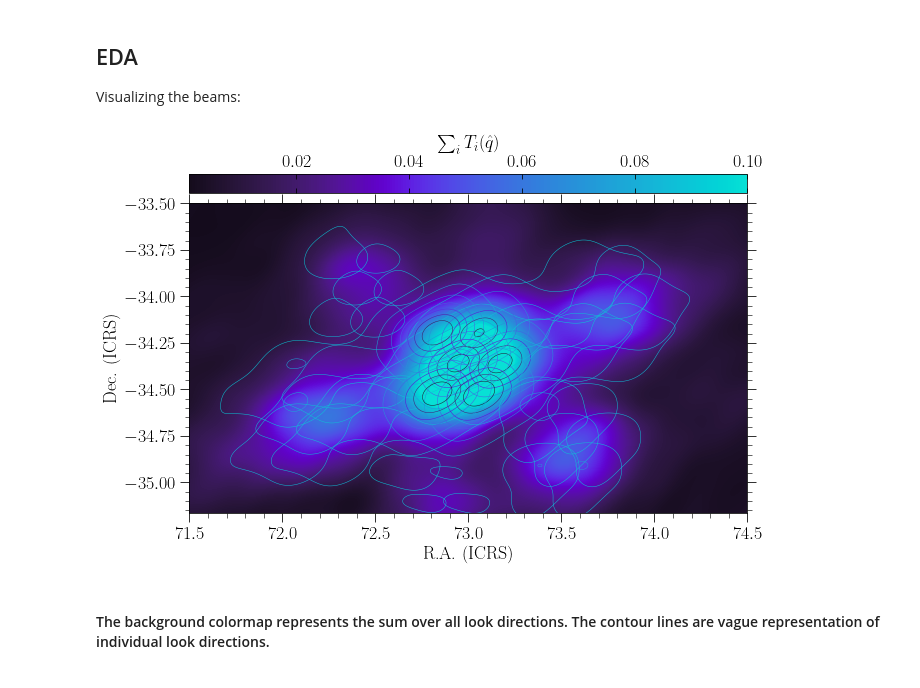
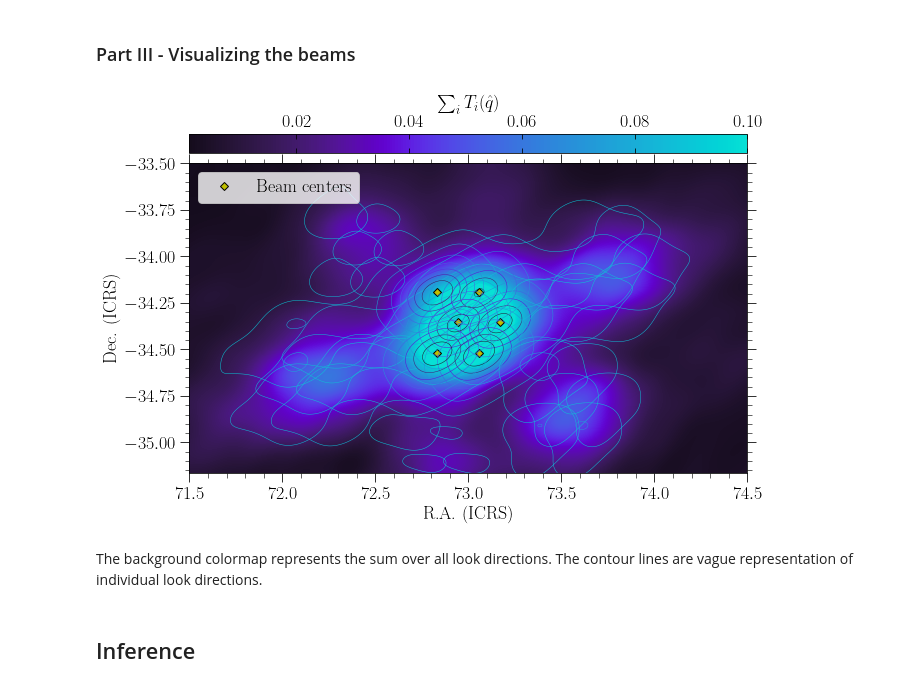
Before and after one commit to CIRA-Pulsars-and-Transients-Group/mwa-vcs-localise, a Jupyter notebook: statistics_tests/explorations_seeKAT.ipynb, the cells around one changed output. Drawn from its saved outputs; the diff is of its cells as text; code cells hidden in the pictures.

```diff
--- a/statistics_tests/explorations_seeKAT.ipynb
+++ b/statistics_tests/explorations_seeKAT.ipynb
@@ -71,0 +76,6 @@ RA/Dec grid dimensions: (1225, 1766) (1225, 1766)
+# %%
+OBS_SNR_TABLE = Table.read('obs_snr.dat', format='csv')
+OBS_SNR = OBS_SNR_TABLE['snr'].value
+OBS_BEAM_CENTERS = SkyCoord(OBS_SNR_TABLE['ra'],OBS_SNR_TABLE['dec'],frame='icrs',unit=(u.hourangle, u.deg))
+
+OBS_SNR_TABLE
@@ -72,9 +92,7 @@ RA/Dec grid dimensions: (1225, 1766) (1225, 1766)
 # %% [markdown]
-## EDA
-
-Visualizing the beams:
+### Part III - Visualizing the beams
 # %%
-def eda_plot(tabp, grid_ra, grid_dec,label, contours=True):
+def beam_plot(beam_cen_coords, tabp, grid_ra, grid_dec, label, contours=True):
     tabp_sum = np.sum(tabp, axis=0)
 
     map_extent = [grid_ra.min(),
@@ -87,36 +105,40 @@ def eda_plot(tabp, grid_ra, grid_dec,label, contours=True):
     cmap = cms.get_sub_cmap(cms.cosmic,0.1,0.9)
     contour_cmap = cms.get_sub_cmap(cms.cosmic_r,0.1,0.9)
     cmapnorm_sum = colors.Normalize(vmin=1e-3, vmax=0.1, clip=True)
     cmapnorm_indiv = colors.Normalize(vmin=1e-3, vmax=0.05, clip=True)
 
     fig = plt.figure(figsize=(10,10))
     ax1 = fig.add_subplot(1,1,1)
     ax1_img = ax1.imshow(tabp_sum,
                          aspect=aspect, extent=map_extent, cmap=cmap, norm=cmapnorm_sum)
 
-    #ls_list = ['-','--',':','-.',(0, (3, 1, 1, 1, 1, 1)), (0, (3, 5, 1, 5))]
-    #ls_list = ['-','--',':','-.','-','--']
+    ax1.plot(beam_cen_coords.ra.deg,beam_cen_coords.dec.deg,'Dy',mec='k', ms=5, label='Beam centers')
+
     if contours:
         for ls, look in enumerate(tabp):
             ct = ax1.contour(look, origin='image', extent=map_extent, cmap=contour_cmap, norm=cmapnorm_indiv, linewidths=0.5)
 
+    ax1.legend(fontsize=18, loc=2)
     ax1.set_xlabel('R.A. (ICRS)',fontsize=18,ha='center')
     ax1.set_ylabel('Dec. (ICRS)',fontsize=18,ha='center')
     ax1.minorticks_on()
     ax1.tick_params(axis='both', which='major', labelsize=18)
     ax1.tick_params(axis='both', which='major', length=9)
     ax1.tick_params(axis='both', which='minor', length=4.5)
     ax1.tick_params(axis='both', which='both', direction='out', right=True, top=True)
 
     cbar = fig.colorbar(ax1_img, ax=fig.axes, shrink=1, orientation='horizontal',location='top', aspect=30, pad=0.02)
     cbar.ax.set_title(label,fontsize=18,ha='center')
     cbar.ax.xaxis.set_ticks_position('top')
     cbar.ax.tick_params(direction='in',length=5,bottom=True,top=True)
     cbar.ax.xaxis.set_tick_params(labelsize=18)
     return fig, ct
 
-eda_plot(TABP_LOOK, GRID_RA, GRID_DEC, r'$\sum_i T_i(\hat{q})$');
+
+beam_plot(OBS_BEAM_CENTERS, TABP_LOOK, GRID_RA, GRID_DEC, r'$\sum_i T_i(\hat{q})$');
 # %% [output]
-[figure, old version]
+[figure, new version]
 # %% [markdown]
-#### The background colormap represents the sum over all look directions. The contour lines are vague representation of individual look directions.
+The background colormap represents the sum over all look directions. The contour lines are vague representation of individual look directions.
+# %% [markdown]
+## Inference
```
Also changed, not shown: parts of 18 cells of this notebook.
